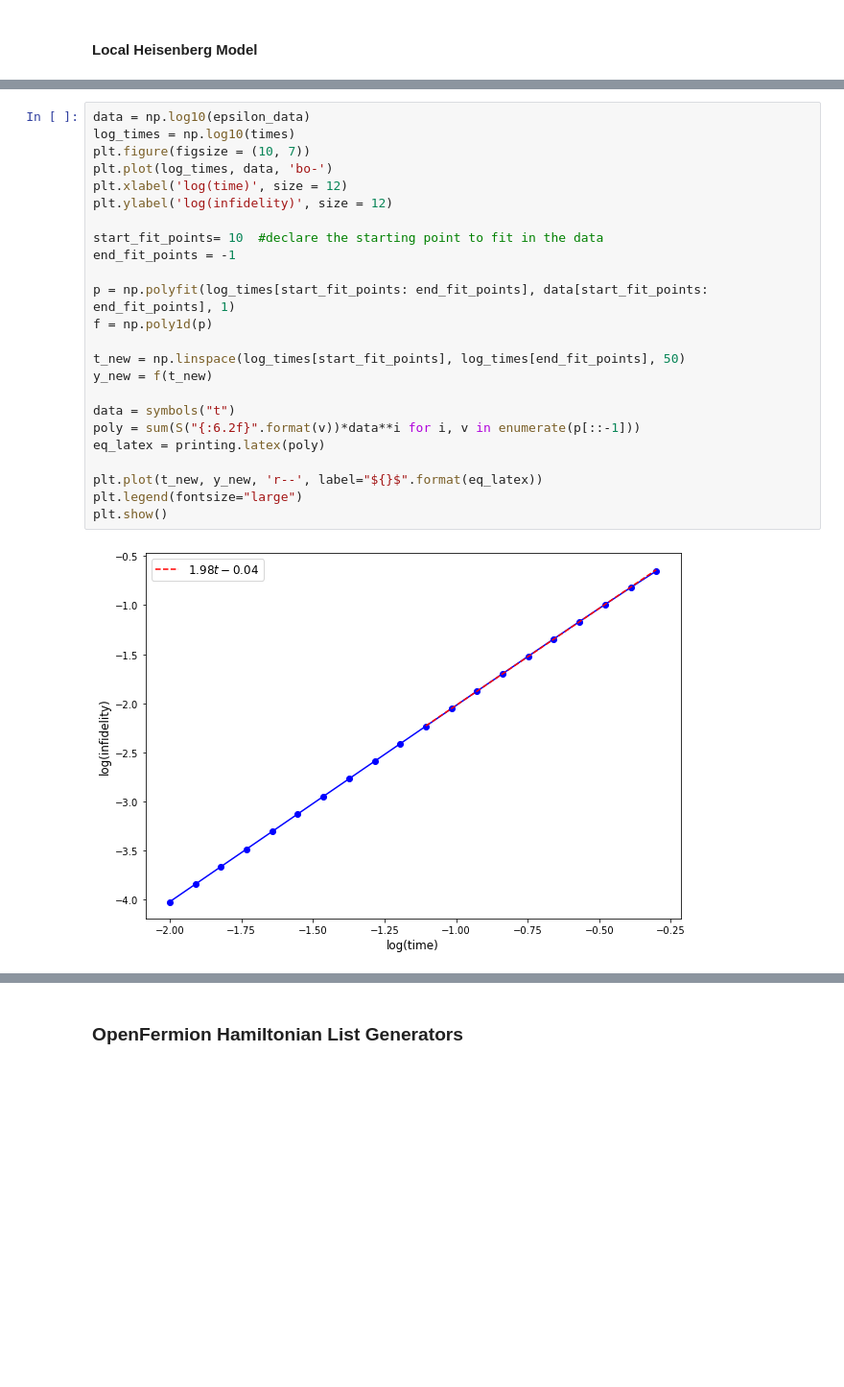
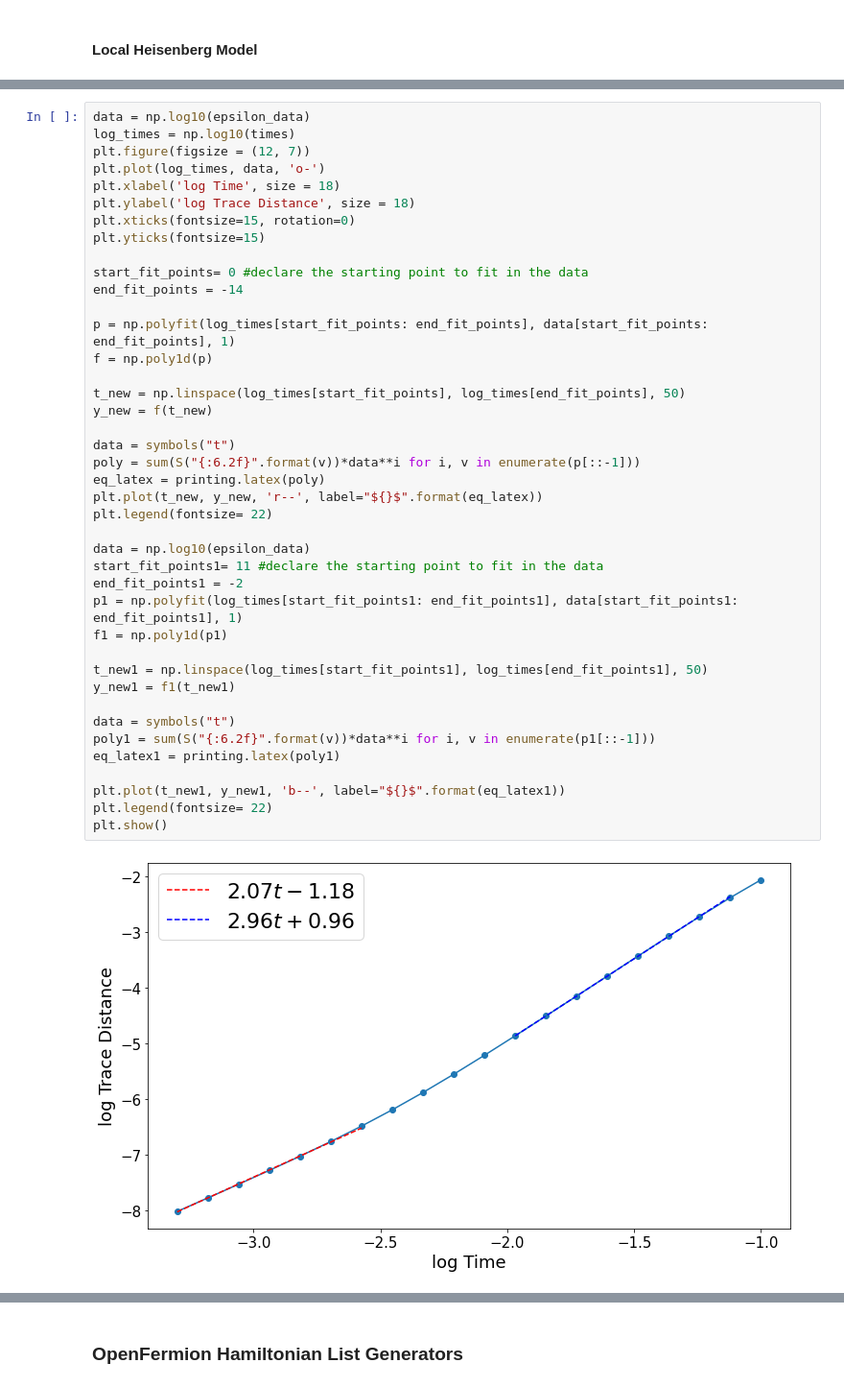
Before and after one commit to mattp97/Trotter-Qdrift-Simulation, a Jupyter notebook: Hybridized Simulation Jellium.ipynb, the cells around one changed output, grey strips where cells are left out. Shown at 96% size. Saved outputs shown, nothing was run; the diff lists cells and outputs as text; blank space fills up the shorter version.

```diff
--- a/Hybridized Simulation Jellium.ipynb
+++ b/Hybridized Simulation Jellium.ipynb
@@ -172,29 +275,46 @@ exact_cost(local_sim, time = 0.01, nb=[1,1,1], epsilon=0.001) #should set the ga
 # %%
 data = np.log10(epsilon_data)
 log_times = np.log10(times)
-plt.figure(figsize = (10, 7))
-plt.plot(log_times, data, 'bo-')
-plt.xlabel('log(time)', size = 12)
-plt.ylabel('log(infidelity)', size = 12)
+plt.figure(figsize = (12, 7))
+plt.plot(log_times, data, 'o-')
+plt.xlabel('log Time', size = 18)
+plt.ylabel('log Trace Distance', size = 18)
+plt.xticks(fontsize=15, rotation=0)
+plt.yticks(fontsize=15)
 
-start_fit_points= 10  #declare the starting point to fit in the data
-end_fit_points = -1
+start_fit_points= 0 #declare the starting point to fit in the data
+end_fit_points = -14
 
 p = np.polyfit(log_times[start_fit_points: end_fit_points], data[start_fit_points: end_fit_points], 1)
 f = np.poly1d(p)
 
 t_new = np.linspace(log_times[start_fit_points], log_times[end_fit_points], 50)
 y_new = f(t_new)
 
 data = symbols("t")
 poly = sum(S("{:6.2f}".format(v))*data**i for i, v in enumerate(p[::-1]))
 eq_latex = printing.latex(poly)
+plt.plot(t_new, y_new, 'r--', label="${}$".format(eq_latex))
+plt.legend(fontsize= 22)
 
-plt.plot(t_new, y_new, 'r--', label="${}$".format(eq_latex))
-plt.legend(fontsize="large")
+data = np.log10(epsilon_data)
+start_fit_points1= 11 #declare the starting point to fit in the data
+end_fit_points1 = -2
+p1 = np.polyfit(log_times[start_fit_points1: end_fit_points1], data[start_fit_points1: end_fit_points1], 1)
+f1 = np.poly1d(p1)
+
+t_new1 = np.linspace(log_times[start_fit_points1], log_times[end_fit_points1], 50)
+y_new1 = f1(t_new1)
+
+data = symbols("t")
+poly1 = sum(S("{:6.2f}".format(v))*data**i for i, v in enumerate(p1[::-1]))
+eq_latex1 = printing.latex(poly1)
+
+plt.plot(t_new1, y_new1, 'b--', label="${}$".format(eq_latex1))
+plt.legend(fontsize= 22)
 plt.show()
 # %% [output]
-[figure, old version]
+[figure, new version]
 # %%
 #LR Sim example
 #seems to work, gbrt requires exact density here
```
Also changed, not shown: parts of 33 cells of this notebook, 6 other files.
